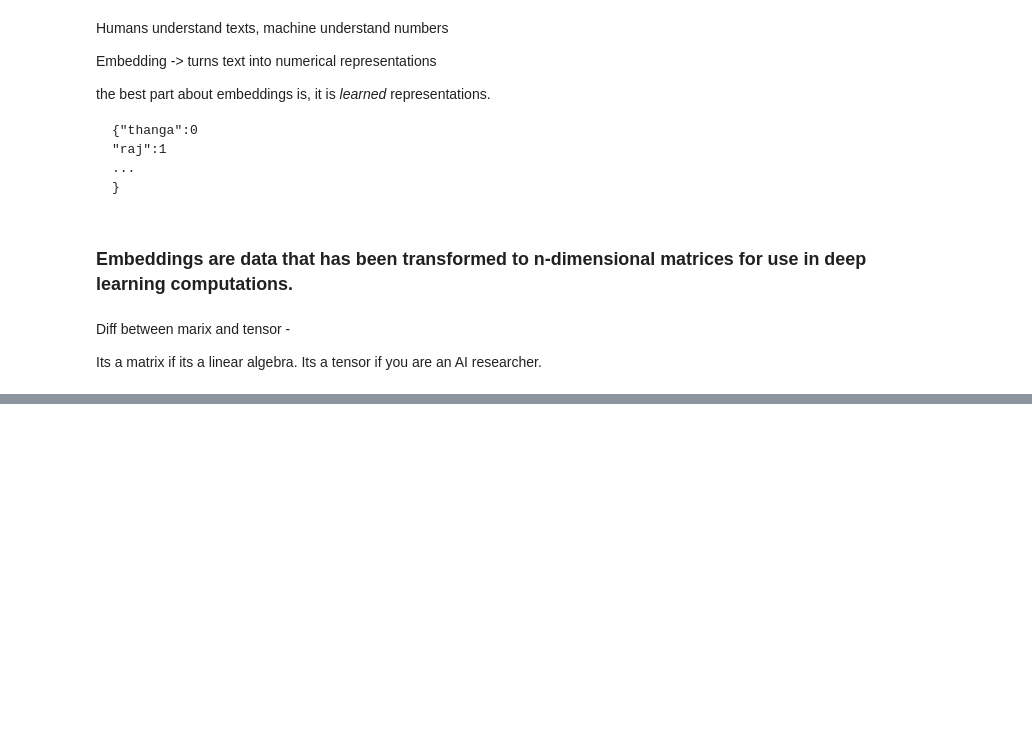
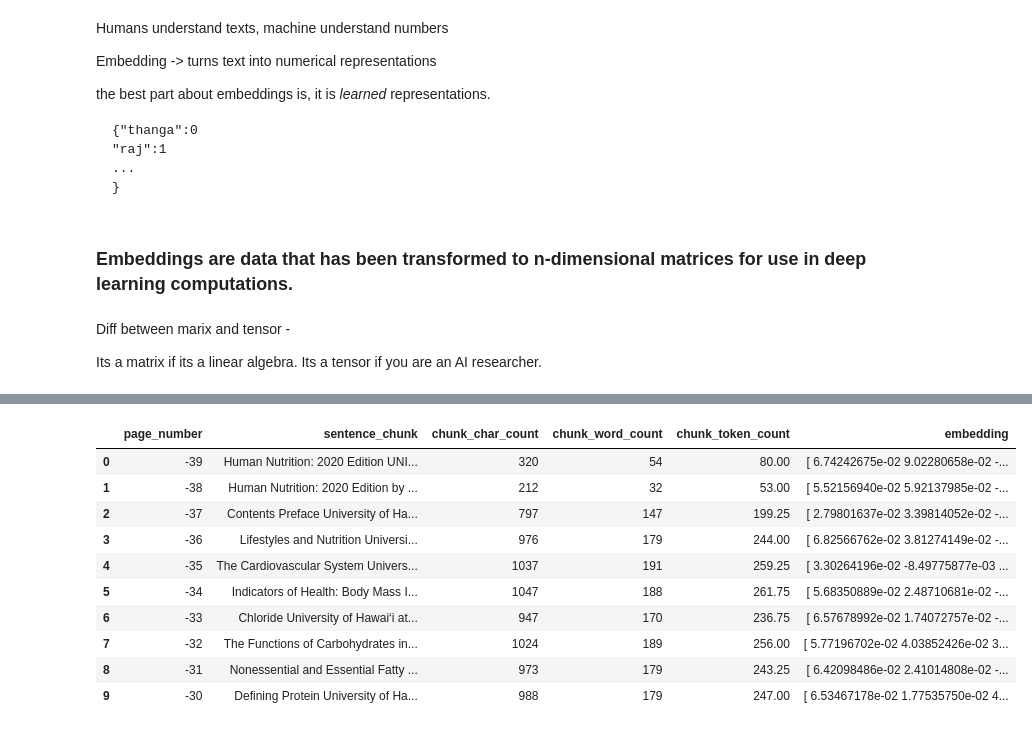
Before and after one commit to thanga-v2/local-RAG, a Jupyter notebook: local-RAG.ipynb, the cells around one changed output, grey strips where cells are left out. Drawn from its saved outputs; the diff is of its cells as text; code cells hidden in the pictures; blank space fills up the shorter version.

```diff
--- a/local-RAG.ipynb
+++ b/local-RAG.ipynb
@@ -708,0 +911,14 @@ Its a tensor if you are an AI researcher.
+# %%
+text_chunk_embeddings_load.head(10)
+# %% [output]
+|  | page_number | sentence_chunk | chunk_char_count | chunk_word_count | chunk_token_count | embedding |
+| 0 | -39 | Human Nutrition: 2020 Edition UNI... | 320 | 54 | 80.00 | [ 6.74242675e-02 9.02280658e-02 -... |
+| 1 | -38 | Human Nutrition: 2020 Edition by ... | 212 | 32 | 53.00 | [ 5.52156940e-02 5.92137985e-02 -... |
+| 2 | -37 | Contents Preface University of Ha... | 797 | 147 | 199.25 | [ 2.79801637e-02 3.39814052e-02 -... |
+| 3 | -36 | Lifestyles and Nutrition Universi... | 976 | 179 | 244.00 | [ 6.82566762e-02 3.81274149e-02 -... |
+| 4 | -35 | The Cardiovascular System Univers... | 1037 | 191 | 259.25 | [ 3.30264196e-02 -8.49775877e-03 ... |
+| 5 | -34 | Indicators of Health: Body Mass I... | 1047 | 188 | 261.75 | [ 5.68350889e-02 2.48710681e-02 -... |
+| 6 | -33 | Chloride University of Hawai‘i at... | 947 | 170 | 236.75 | [ 6.57678992e-02 1.74072757e-02 -... |
+| 7 | -32 | The Functions of Carbohydrates in... | 1024 | 189 | 256.00 | [ 5.77196702e-02 4.03852426e-02 3... |
+| 8 | -31 | Nonessential and Essential Fatty ... | 973 | 179 | 243.25 | [ 6.42098486e-02 2.41014808e-02 -... |
+| 9 | -30 | Defining Protein University of Ha... | 988 | 179 | 247.00 | [ 6.53467178e-02 1.77535750e-02 4... |
```
Also changed, not shown: parts of 27 cells of this notebook, 1 other file.
